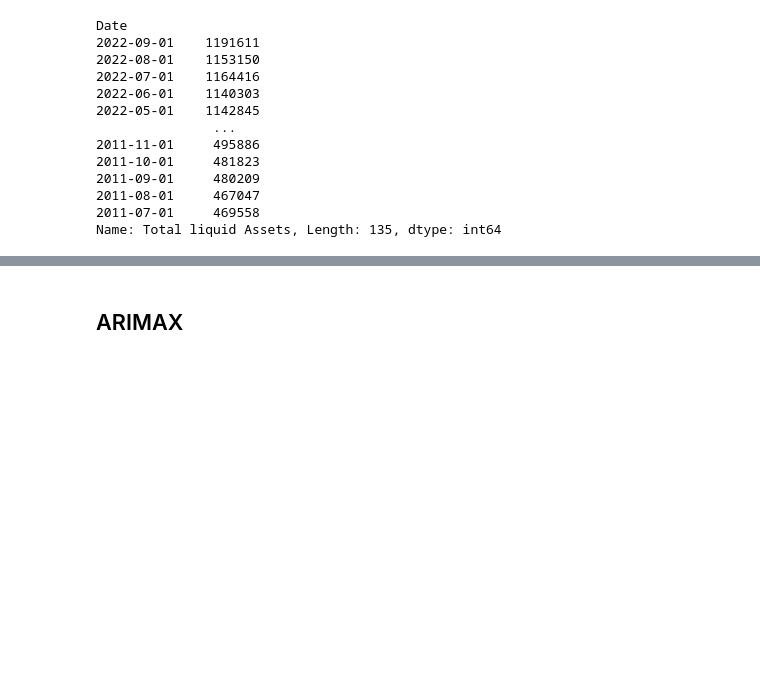
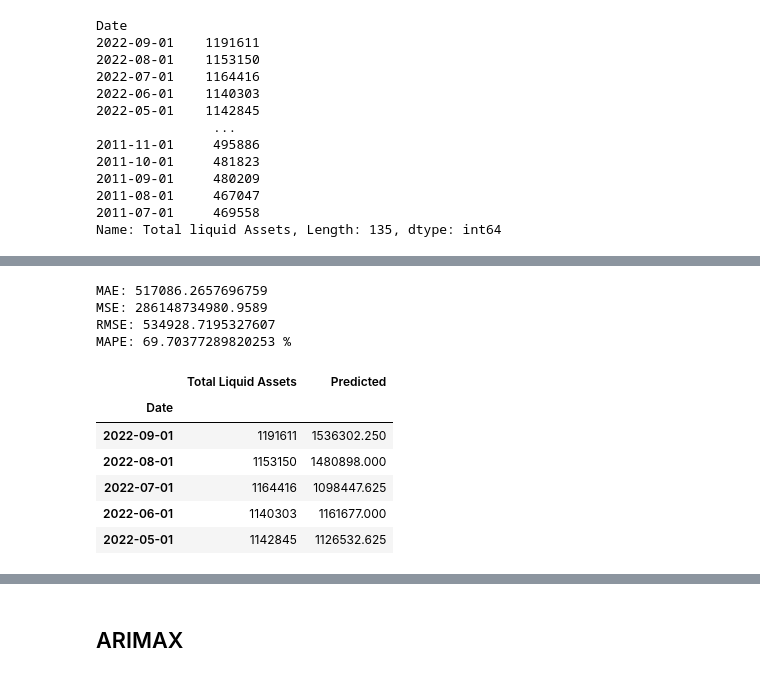
Before and after one commit to Khuks/Predicting-Aggregate-Liquidity-For-A-Central-Bank-Using-Machine-Learning-Algorithms-, a Jupyter notebook: Copy_of_Predicting_Aggregate_Liquidity.ipynb, the cells around one changed output, grey strips where cells are left out. Saved outputs shown, nothing was run; the diff lists cells and outputs as text; code cells hidden in the pictures; blank space fills up the shorter version.

```diff
--- a/Copy_of_Predicting_Aggregate_Liquidity.ipynb
+++ b/Copy_of_Predicting_Aggregate_Liquidity.ipynb
@@ -1064,4 +1084,10 @@ yhat_test_pred
 print('MAE:', metrics.mean_absolute_error(y_test,yhat_test_pred))
 print('MSE:', metrics.mean_squared_error(y_test,yhat_test_pred))
 print('RMSE:', np.sqrt(metrics.mean_squared_error(y_test,yhat_test_pred)))
-print("Accuracy Radial Basis Function Networks:",metrics.r2_score(y_test,yhat_test_pred,multioutput='variance_weighted')*100,"%")
+accuracy=(metrics.r2_score(y_test,yhat_test_pred,multioutput='variance_weighted')*-100,"%")
+print('MAPE:', mean_absolute_percentage_error(y_test, yhat_test_pred)*100,"%")
+# %% [output]
+MAE: 517086.2657696759
+MSE: 286148734980.9589
+RMSE: 534928.7195327607
+MAPE: 69.70377289820253 %
@@ -1079,0 +1094,11 @@ pyplot.show()
+# %%
+rbf_pred_data = pd.DataFrame({'Total Liquid Assets': y_test, 'Predicted': yhat_test_pred.flatten()})
+rbf_pred_data.head()
+# %% [output]
+|  | Total Liquid Assets | Predicted |
+| Date |  |  |
+| 2022-09-01 | 1191611 | 1536302.250 |
+| 2022-08-01 | 1153150 | 1480898.000 |
+| 2022-07-01 | 1164416 | 1098447.625 |
+| 2022-06-01 | 1140303 | 1161677.000 |
+| 2022-05-01 | 1142845 | 1126532.625 |
```
Also changed, not shown: parts of 22 cells of this notebook.
